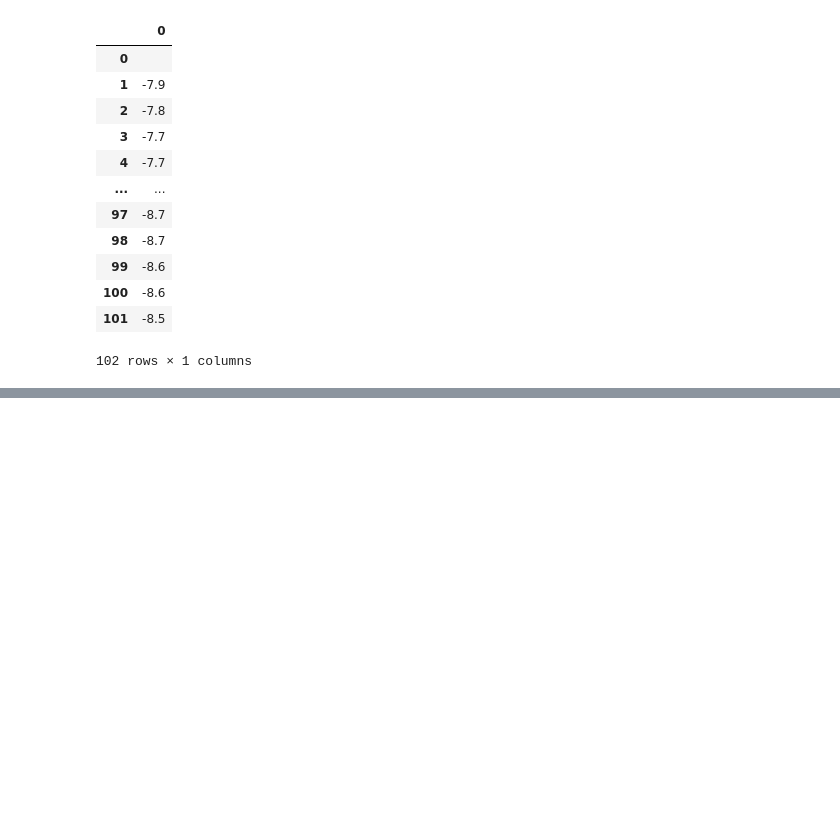
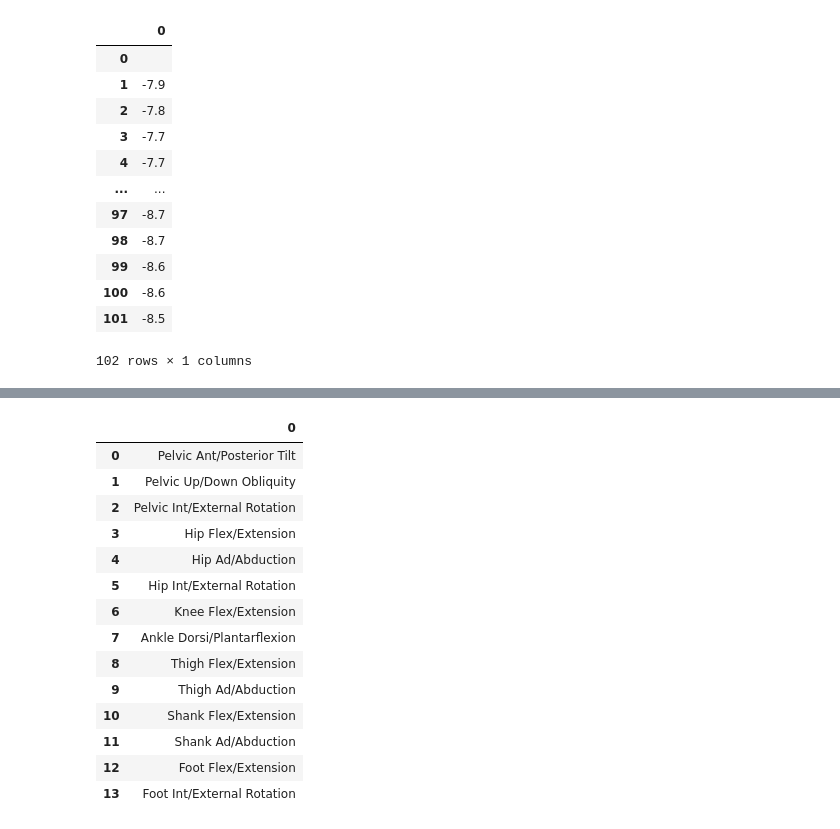
Before and after one commit to Beta628427/Tesis, a Jupyter notebook: 2_Beta___Cod/Beta_Google_Drive_Colab/Read_mmc3_Variables_Sheets_v3.ipynb, the cells around one changed output, grey strips where cells are left out. Drawn from its saved outputs; the diff is of its cells as text; code cells hidden in the pictures; blank space fills up the shorter version.

```diff
--- a/2_Beta___Cod/Beta_Google_Drive_Colab/Read_mmc3_Variables_Sheets_v3.ipynb
+++ b/2_Beta___Cod/Beta_Google_Drive_Colab/Read_mmc3_Variables_Sheets_v3.ipynb
@@ -207,0 +202,37 @@ pestaña_camilo          NaN  NaN  NaN  NaN  NaN  ...  NaN  NaN  NaN  NaN   {}
+# %%
+sh            = gc.open('mmc3')                   # Abro documento
+worksheet     = sh.worksheet("Joint Rotations")   # Entro a la pestaña de Excel
+rows          = worksheet.get_all_values()        # Saco todos los valores
+df            = pd.DataFrame.from_records(rows)   # Guardo en una tabla panda
+
+tags = []
+bandera = True
+
+# CAPA_2_READ
+for i in list(df.iloc[1:,0]):
+  if bandera:
+    tags.append(str(i))
+    bandera = False
+  else:
+    if i == tags[-1]:
+      i=i
+    else:
+      tags.append(str(i))
+
+pd.DataFrame(tags)
+# %% [output]
+|  | 0 |
+| 0 | Pelvic Ant/Posterior Tilt |
+| 1 | Pelvic Up/Down Obliquity |
+| 2 | Pelvic Int/External Rotation |
+| 3 | Hip Flex/Extension |
+| 4 | Hip Ad/Abduction |
+| 5 | Hip Int/External Rotation |
+| 6 | Knee Flex/Extension |
+| 7 | Ankle Dorsi/Plantarflexion |
+| 8 | Thigh Flex/Extension |
+| 9 | Thigh Ad/Abduction |
+| 10 | Shank Flex/Extension |
+| 11 | Shank Ad/Abduction |
+| 12 | Foot Flex/Extension |
+| 13 | Foot Int/External Rotation |
```
Also changed, not shown: parts of 13 cells of this notebook.
